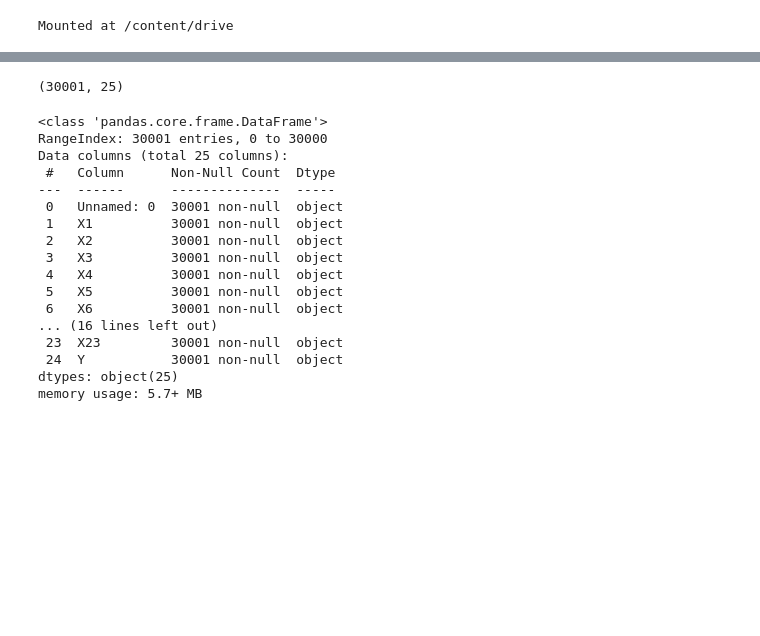
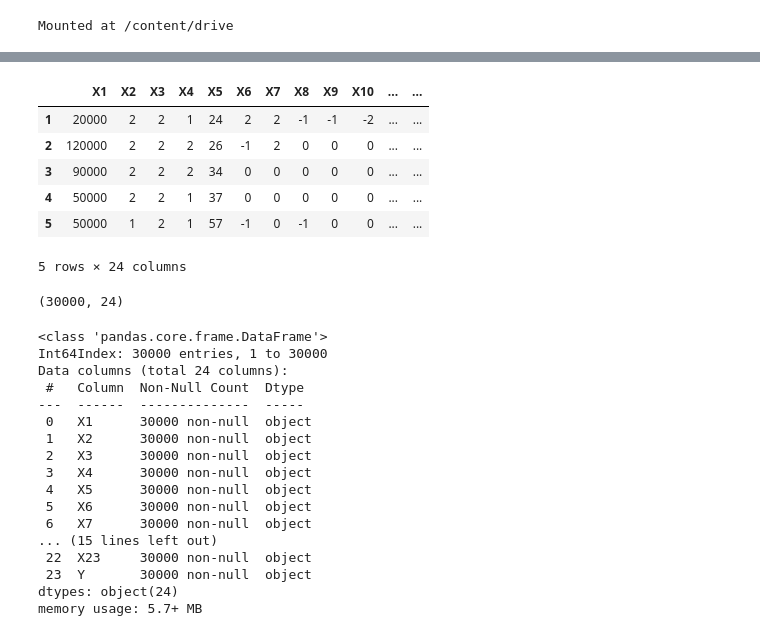
Before and after one commit to utkarshs75/Credit-Card-Default-Prediction, a Jupyter notebook: Credit_Card_Default_Prediction_Capstone_Project.ipynb, the cells around one changed output, grey strips where cells are left out. Saved outputs shown, nothing was run; the diff lists cells and outputs as text; code cells hidden in the pictures; blank space fills up the shorter version.

```diff
--- a/Credit_Card_Default_Prediction_Capstone_Project.ipynb
+++ b/Credit_Card_Default_Prediction_Capstone_Project.ipynb
@@ -46,25 +46,37 @@ data.sample(5)
 5 rows × 25 columns
+# %%
+data.drop(index = 0, inplace = True)
+data.drop('Unnamed: 0', axis = 1, inplace = True)
+data.head(5)
+# %% [output]
+|  | X1 | X2 | X3 | X4 | X5 | X6 | X7 | X8 | X9 | X10 | ... | ... |
+| 1 | 20000 | 2 | 2 | 1 | 24 | 2 | 2 | -1 | -1 | -2 | ... | ... |
+| 2 | 120000 | 2 | 2 | 2 | 26 | -1 | 2 | 0 | 0 | 0 | ... | ... |
+| 3 | 90000 | 2 | 2 | 2 | 34 | 0 | 0 | 0 | 0 | 0 | ... | ... |
+| 4 | 50000 | 2 | 2 | 1 | 37 | 0 | 0 | 0 | 0 | 0 | ... | ... |
+| 5 | 50000 | 1 | 2 | 1 | 57 | -1 | 0 | -1 | 0 | 0 | ... | ... |
+5 rows × 24 columns
 # %%
 data.shape
 # %% [output]
-(30001, 25)
+(30000, 24)
 # %%
 data.info()
 # %% [output]
 <class 'pandas.core.frame.DataFrame'>
-RangeIndex: 30001 entries, 0 to 30000
-Data columns (total 25 columns):
- #   Column      Non-Null Count  Dtype
----  ------      --------------  -----
- 0   Unnamed: 0  30001 non-null  object
- 1   X1          30001 non-null  object
- 2   X2          30001 non-null  object
- 3   X3          30001 non-null  object
- 4   X4          30001 non-null  object
- 5   X5          30001 non-null  object
- 6   X6          30001 non-null  object
-... (16 lines left out)
- 23  X23         30001 non-null  object
- 24  Y           30001 non-null  object
-dtypes: object(25)
+Int64Index: 30000 entries, 1 to 30000
+Data columns (total 24 columns):
+ #   Column  Non-Null Count  Dtype
+---  ------  --------------  -----
+ 0   X1      30000 non-null  object
+ 1   X2      30000 non-null  object
+ 2   X3      30000 non-null  object
+ 3   X4      30000 non-null  object
+ 4   X5      30000 non-null  object
+ 5   X6      30000 non-null  object
+ 6   X7      30000 non-null  object
+... (15 lines left out)
+ 22  X23     30000 non-null  object
+ 23  Y       30000 non-null  object
+dtypes: object(24)
 memory usage: 5.7+ MB
```
Also changed, not shown: parts of 5 cells of this notebook.
